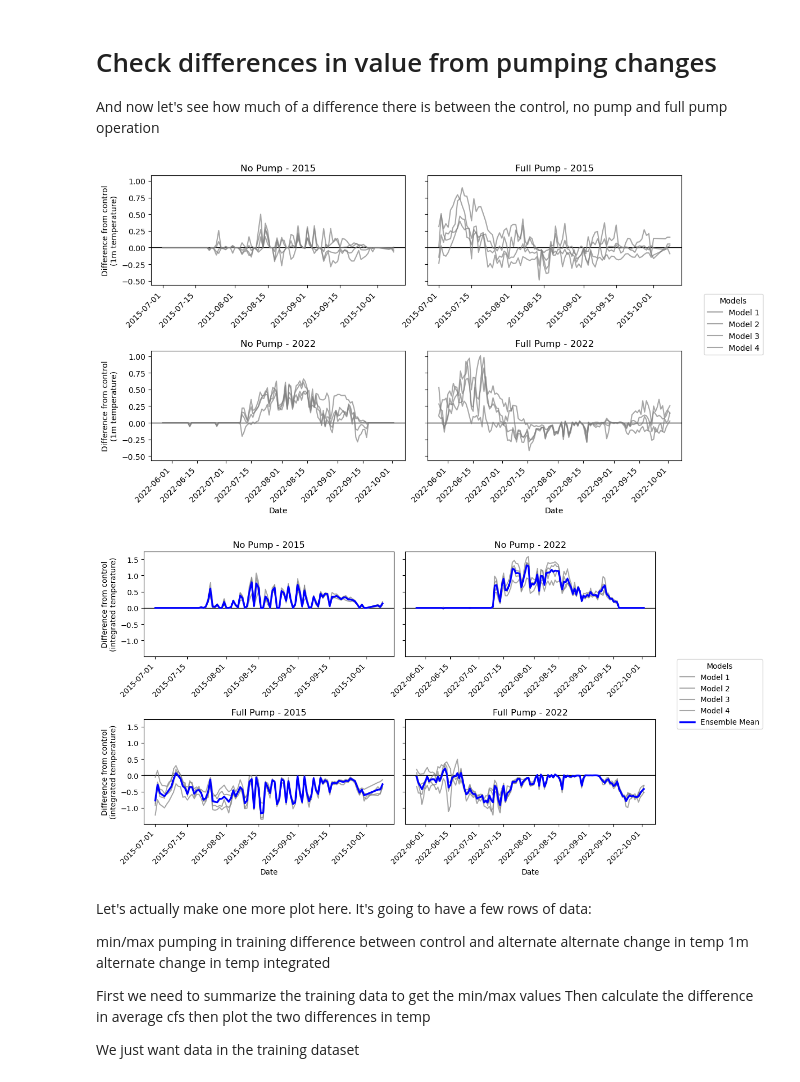
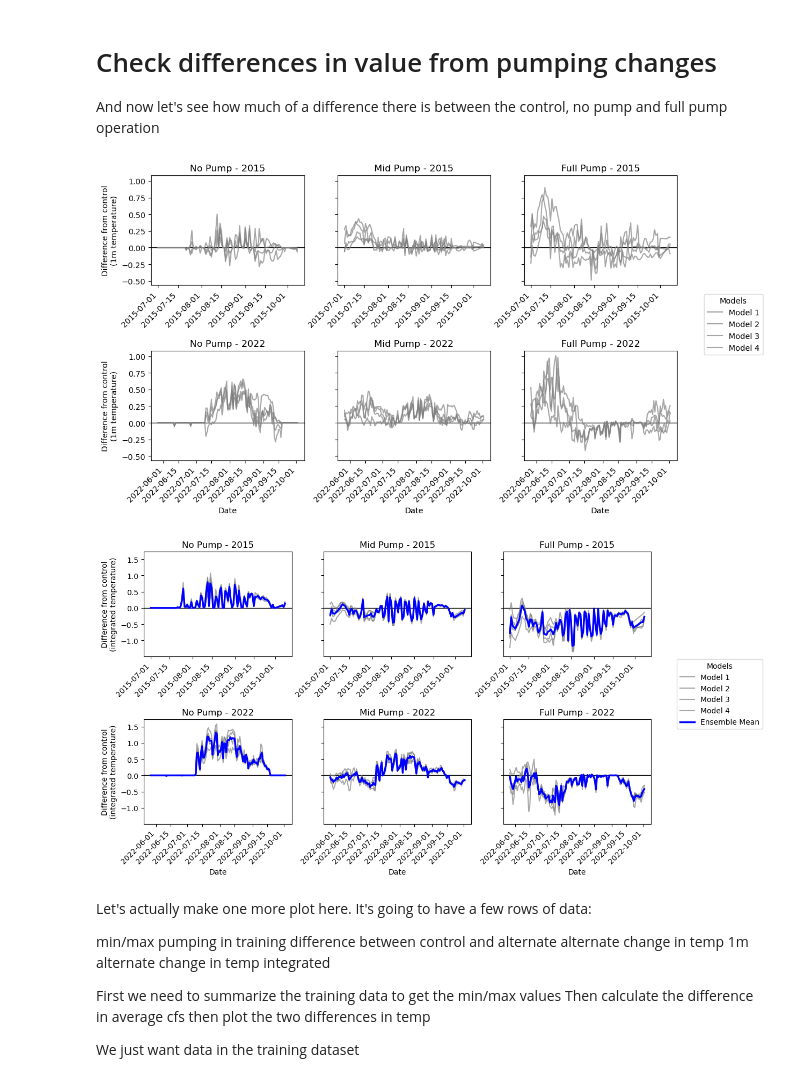
Before and after one commit to steeleb/TLS_DSS, a Jupyter notebook: model_submodule/model_dev/tiny_model/_tiny_test_implementation.ipynb, the cells around one changed output. Drawn from its saved outputs; the diff is of its cells as text; code cells hidden in the pictures.

Commit message:
add mid pump implementation

```diff
--- a/model_submodule/model_dev/tiny_model/_tiny_test_implementation.ipynb
+++ b/model_submodule/model_dev/tiny_model/_tiny_test_implementation.ipynb
@@ -51,4 +62,12 @@ And we'll mimic zero and full pump values to see if the network is sensitive
 t_pump_mean = transform["mean"].get("pump_cfs")
 t_pump_sd = transform["sd"].get("pump_cfs")
 zero_pump = (0 - t_pump_mean) / t_pump_sd
+twotwenty_pump = (220 - t_pump_mean) / t_pump_sd
 full_pump = (550 - t_pump_mean) / t_pump_sd
+
+test_nopump = test.copy()
+test_nopump["pump_cfs_m1"] = zero_pump
+test_midpump = test.copy()
+test_midpump["pump_cfs_m1"] = twotwenty_pump
+test_fullpump = test.copy()
+test_fullpump["pump_cfs_m1"] = full_pump
@@ -257,21 +259,25 @@ And now let's see how much of a difference there is between the control, no pump
 control_preds = test[['pred_1m_1', 'pred_1m_2', 'pred_1m_3', 'pred_1m_4',
                       'pred_05m_1', 'pred_05m_2', 'pred_05m_3', 'pred_05m_4']]
 nopump_preds = test_nopump[['pred_1m_1', 'pred_1m_2', 'pred_1m_3', 'pred_1m_4',
+                      'pred_05m_1', 'pred_05m_2', 'pred_05m_3', 'pred_05m_4']]
+midpump_preds = test_midpump[['pred_1m_1', 'pred_1m_2', 'pred_1m_3', 'pred_1m_4',
                       'pred_05m_1', 'pred_05m_2', 'pred_05m_3', 'pred_05m_4']]
 fullpump_preds = test_fullpump[['pred_1m_1', 'pred_1m_2', 'pred_1m_3', 'pred_1m_4',
                       'pred_05m_1', 'pred_05m_2', 'pred_05m_3', 'pred_05m_4']]
 
 turn_off_pump_diff = nopump_preds - control_preds
 turn_off_pump_diff['date'] = test['date']
+mid_pump_diff = midpump_preds - control_preds
+mid_pump_diff['date'] = test['date']
 full_on_pump_diff = fullpump_preds - control_preds
 full_on_pump_diff['date'] = test['date']
 # %%
 # Extract unique years
 years = [2015, 2022]
-ops = ["no pump", "full pump"]
+ops = ["no pump", "mid pump", "full pump"]
 
-# Create 2x2 subplots: rows = years, cols = ops
-fig, axes = plt.subplots(nrows=2, ncols=2, figsize=(12, 6), sharey=True)
+# Create 3x2 subplots: rows = years, cols = ops
+fig, axes = plt.subplots(nrows=2, ncols=3, figsize=(12, 6), sharey=True)
 
 for row_idx, year in enumerate(years):
     for col_idx, op in enumerate(ops):
@@ -280,6 +286,8 @@ for row_idx, year in enumerate(years):
         # Select appropriate dataframe
         if op == "no pump":
             selected_data = turn_off_pump_diff
+        elif op == "mid pump":
+            selected_data = mid_pump_diff
         else:
             selected_data = full_on_pump_diff
 
@@ -321,21 +329,23 @@ for ax_row in axes:
 
 plt.show()
 # %% [output]
-[figure, old version]
+[figure, new version]
 # %%
 # Reorder ops so "no pump" is first (top row)
-ops = ["no pump", "full pump"]
+ops = ["no pump", "mid pump", "full pump"]
 
-# Create 2x2 subplots: rows = ops, cols = years
-fig, axes = plt.subplots(nrows=2, ncols=2, figsize=(12, 6), sharey=True)
+# Create 3x2 subplots: rows = ops, cols = years
+fig, axes = plt.subplots(nrows=2, ncols=3, figsize=(12, 6), sharey=True)
 
-for row_idx, op in enumerate(ops):
-    for col_idx, year in enumerate(years):
+for row_idx, year in enumerate(years):
+    for col_idx, op in enumerate(ops):
         ax = axes[row_idx, col_idx]
 
         # Select appropriate dataframe
         if op == "no pump":
             selected_data = turn_off_pump_diff
+        elif op == "mid pump":
+            selected_data = mid_pump_diff
         else:
             selected_data = full_on_pump_diff
 
@@ -355,34 +365,34 @@ for row_idx, op in enumerate(ops):
         # Plot ensemble mean
         data_year["ensemble_mean"] = data_year[model_cols].mean(axis=1)
         ax.plot(data_year["date"], data_year["ensemble_mean"], color='blue', linewidth=2.5, label="Ensemble Mean")
 
         # Capture one set of lines for external legend
         if row_idx == 0 and col_idx == 0:
             lines_for_legend = lines
             ensemble_line = ax.lines[-1]  # Last line is the ensemble mean
 
         ax.set_title(f"{op.title()} - {year}")
         if row_idx == 1:
             ax.set_xlabel("Date")
         if col_idx == 0:
             ax.set_ylabel("Difference from control\n(integrated temperature)")
 
 # Create a single external legend
 fig.legend(lines_for_legend + [ensemble_line],
            ["Model 1", "Model 2", "Model 3", "Model 4", "Ensemble Mean"],
            loc="center left", bbox_to_anchor=(0.9, 0.5), title="Models")
 
 plt.tight_layout(rect=[0, 0, 0.9, 1])  # Leave space on right for legend
 plt.subplots_adjust(hspace=0.6)  # Adjust vertical spacing between rows
 
 # Rotate tick labels
 for ax_row in axes:
     for ax in ax_row:
         for label in ax.get_xticklabels():
             label.set_rotation(45)
             label.set_horizontalalignment('right')
 # %% [output]
-[figure, old version]
+[figure, new version]
 # %% [markdown]
 Let's actually make one more plot here. It's going to have a few rows of data:
 
```
Also changed, not shown: parts of 19 cells of this notebook.
